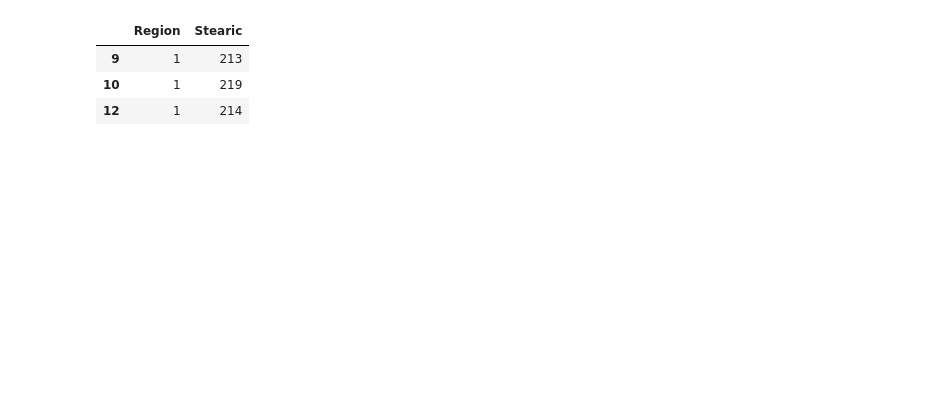
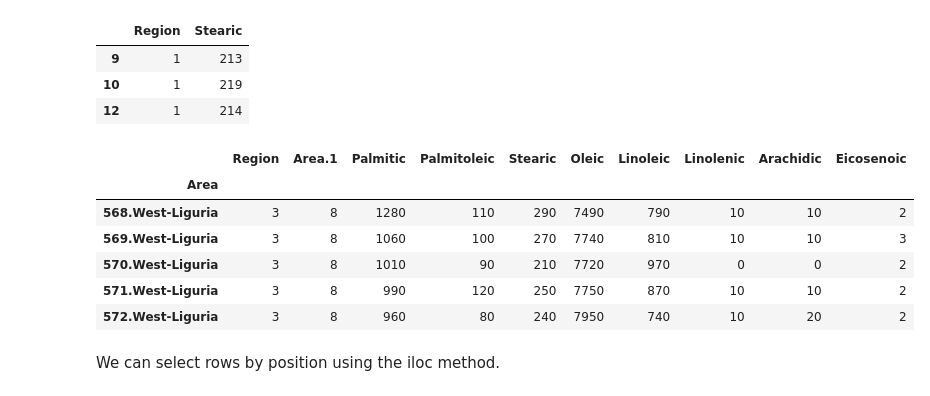
Before and after one commit to supermikol/dsp, a Jupyter notebook: python/pandas/Data Wrangling.ipynb, the cells around one changed output. Saved outputs shown, nothing was run; the diff lists cells and outputs as text; code cells hidden in the pictures; blank space fills up the shorter version.

```diff
--- a/python/pandas/Data Wrangling.ipynb
+++ b/python/pandas/Data Wrangling.ipynb
@@ -293,3 +293,19 @@ olive[['Region', 'Stearic']][(olive['Stearic'] < 220) | (olive['Region'] > 1)].h
 | 9 | 1 | 213 |
 | 10 | 1 | 219 |
 | 12 | 1 | 214 |
+# %%
+olive_with_index = olive.set_index('Area')
+olive_with_index.head()
+olive_with_index.tail()
+
+# users.set_index('user_id', inplace=True)
+# %% [output]
+|  | Region | Area.1 | Palmitic | Palmitoleic | Stearic | Oleic | Linoleic | Linolenic | Arachidic | Eicosenoic |
+| Area |  |  |  |  |  |  |  |  |  |  |
+| 568.West-Liguria | 3 | 8 | 1280 | 110 | 290 | 7490 | 790 | 10 | 10 | 2 |
+| 569.West-Liguria | 3 | 8 | 1060 | 100 | 270 | 7740 | 810 | 10 | 10 | 3 |
+| 570.West-Liguria | 3 | 8 | 1010 | 90 | 210 | 7720 | 970 | 0 | 0 | 2 |
+| 571.West-Liguria | 3 | 8 | 990 | 120 | 250 | 7750 | 870 | 10 | 10 | 2 |
+| 572.West-Liguria | 3 | 8 | 960 | 80 | 240 | 7950 | 740 | 10 | 20 | 2 |
+# %% [markdown]
+We can select rows by position using the iloc method.
```
Also changed, not shown: parts of 14 cells of this notebook.
